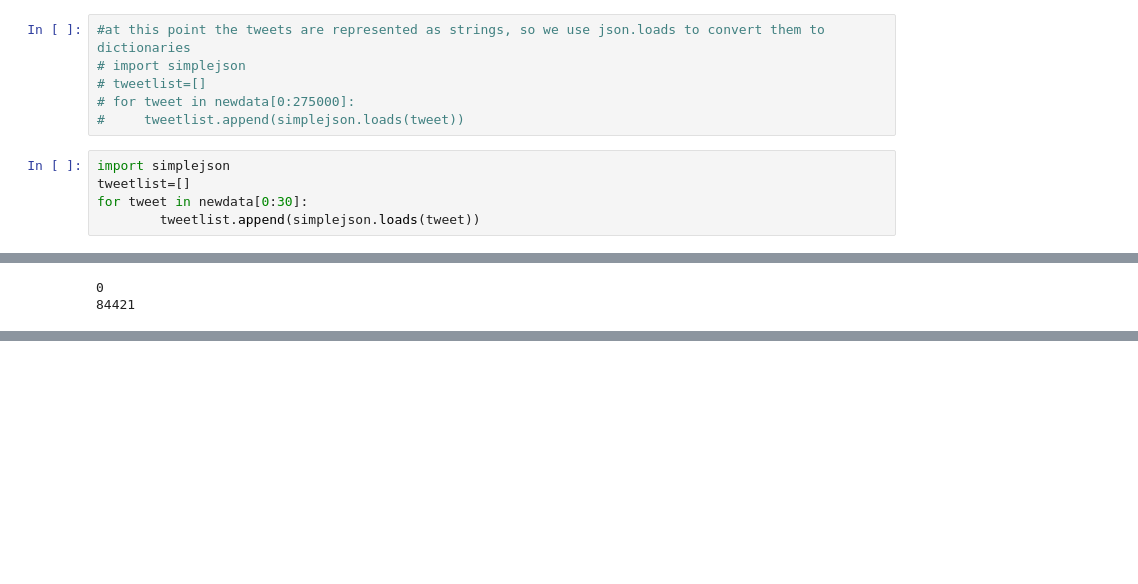
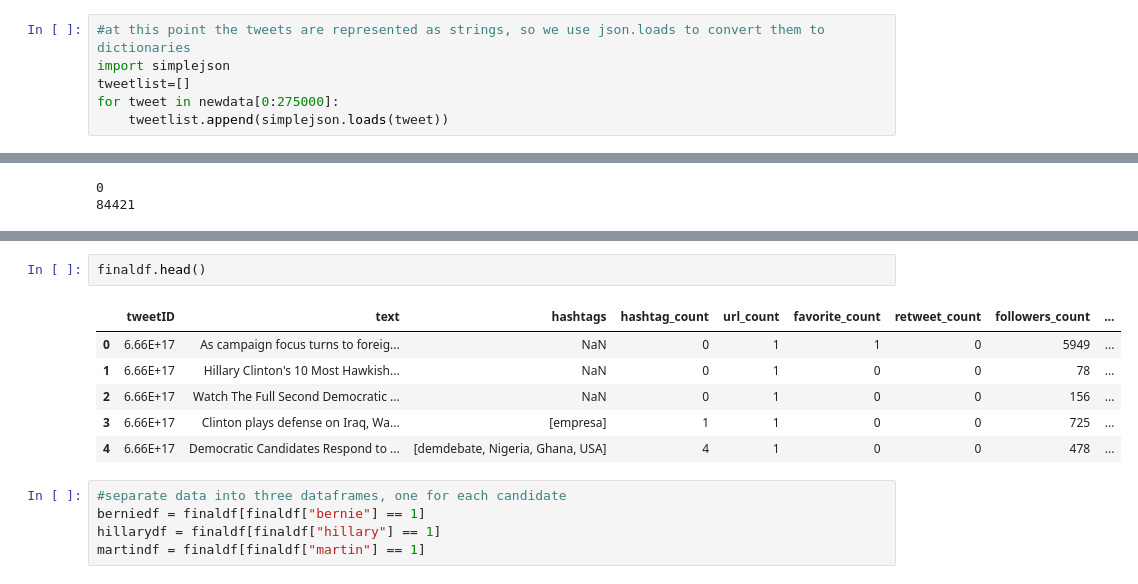
Before and after one commit to rneuman/CS109-Project, a Jupyter notebook: Tweets Dataframe.ipynb, the cells around one changed output, grey strips where cells are left out. Cells and saved outputs as stored; diff of their text form; blank space fills up the shorter version.

Commit message:
adding tweets dataframe

```diff
--- a/Tweets Dataframe.ipynb
+++ b/Tweets Dataframe.ipynb
@@ -7,13 +7,8 @@ data = file.read()
 newdata = data.split('\n')
 # %%
 #at this point the tweets are represented as strings, so we use json.loads to convert them to dictionaries
-# import simplejson
-# tweetlist=[]
-# for tweet in newdata[0:275000]:
-#     tweetlist.append(simplejson.loads(tweet))
+import simplejson
+tweetlist=[]
+for tweet in newdata[0:275000]:
+    tweetlist.append(simplejson.loads(tweet))
-# %%
-import simplejson
-tweetlist=[]
-for tweet in newdata[0:30]:
-        tweetlist.append(simplejson.loads(tweet))
 # %%
@@ -133,0 +149,14 @@ finaldf.to_csv('finaldf.csv')
+# %%
+finaldf.head()
+# %% [output]
+|  | tweetID | text | hashtags | hashtag_count | url_count | favorite_count | retweet_count | followers_count | ... |
+| 0 | 6.66E+17 | As campaign focus turns to foreig... | NaN | 0 | 1 | 1 | 0 | 5949 | ... |
+| 1 | 6.66E+17 | Hillary Clinton's 10 Most Hawkish... | NaN | 0 | 1 | 0 | 0 | 78 | ... |
+| 2 | 6.66E+17 | Watch The Full Second Democratic ... | NaN | 0 | 1 | 0 | 0 | 156 | ... |
+| 3 | 6.66E+17 | Clinton plays defense on Iraq, Wa... | [empresa] | 1 | 1 | 0 | 0 | 725 | ... |
+| 4 | 6.66E+17 | Democratic Candidates Respond to ... | [demdebate, Nigeria, Ghana, USA] | 4 | 1 | 0 | 0 | 478 | ... |
+# %%
+#separate data into three dataframes, one for each candidate
+berniedf = finaldf[finaldf["bernie"] == 1]
+hillarydf = finaldf[finaldf["hillary"] == 1]
+martindf = finaldf[finaldf["martin"] == 1]
```
Also changed, not shown: parts of 17 cells of this notebook, 1 other file.
